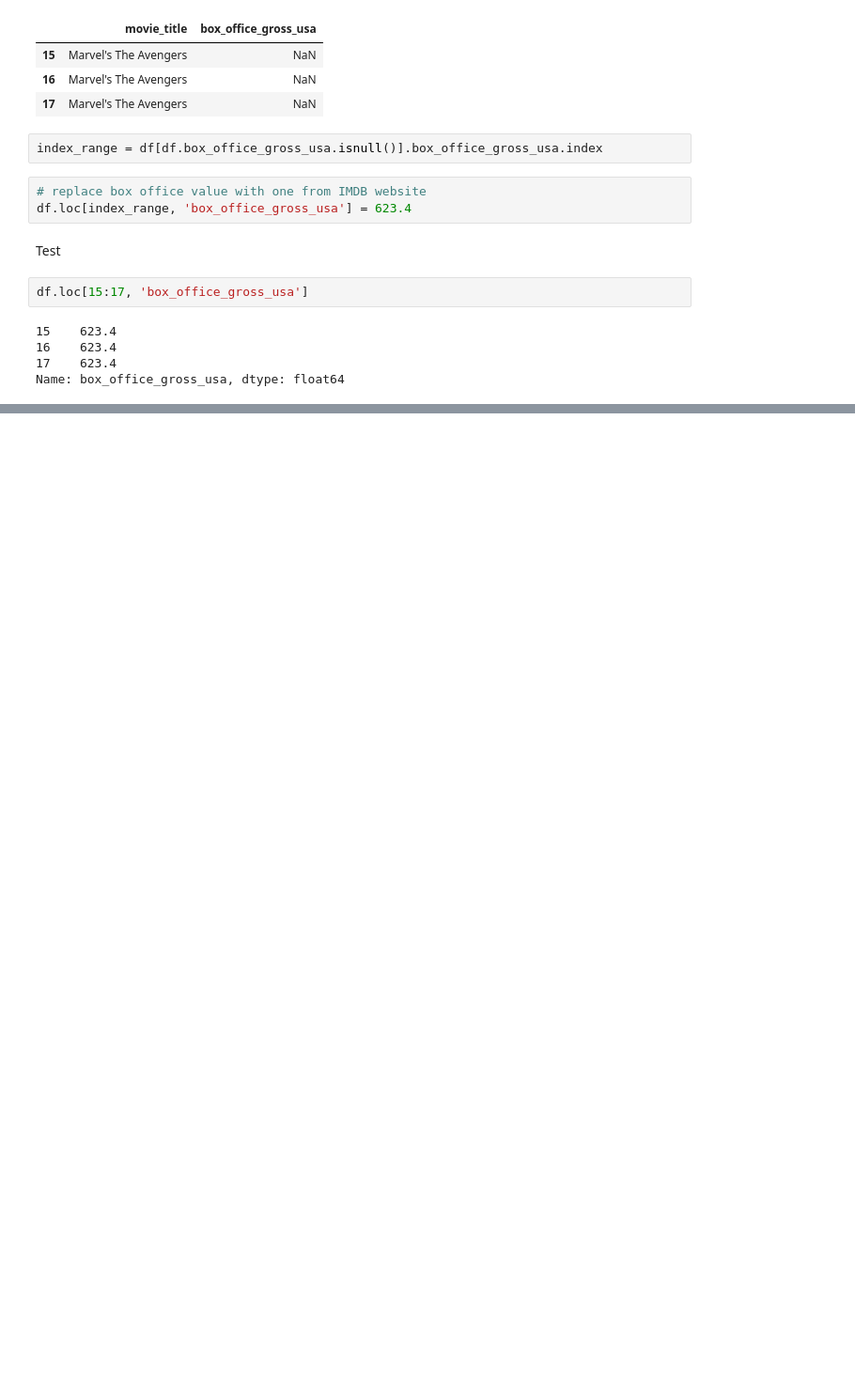
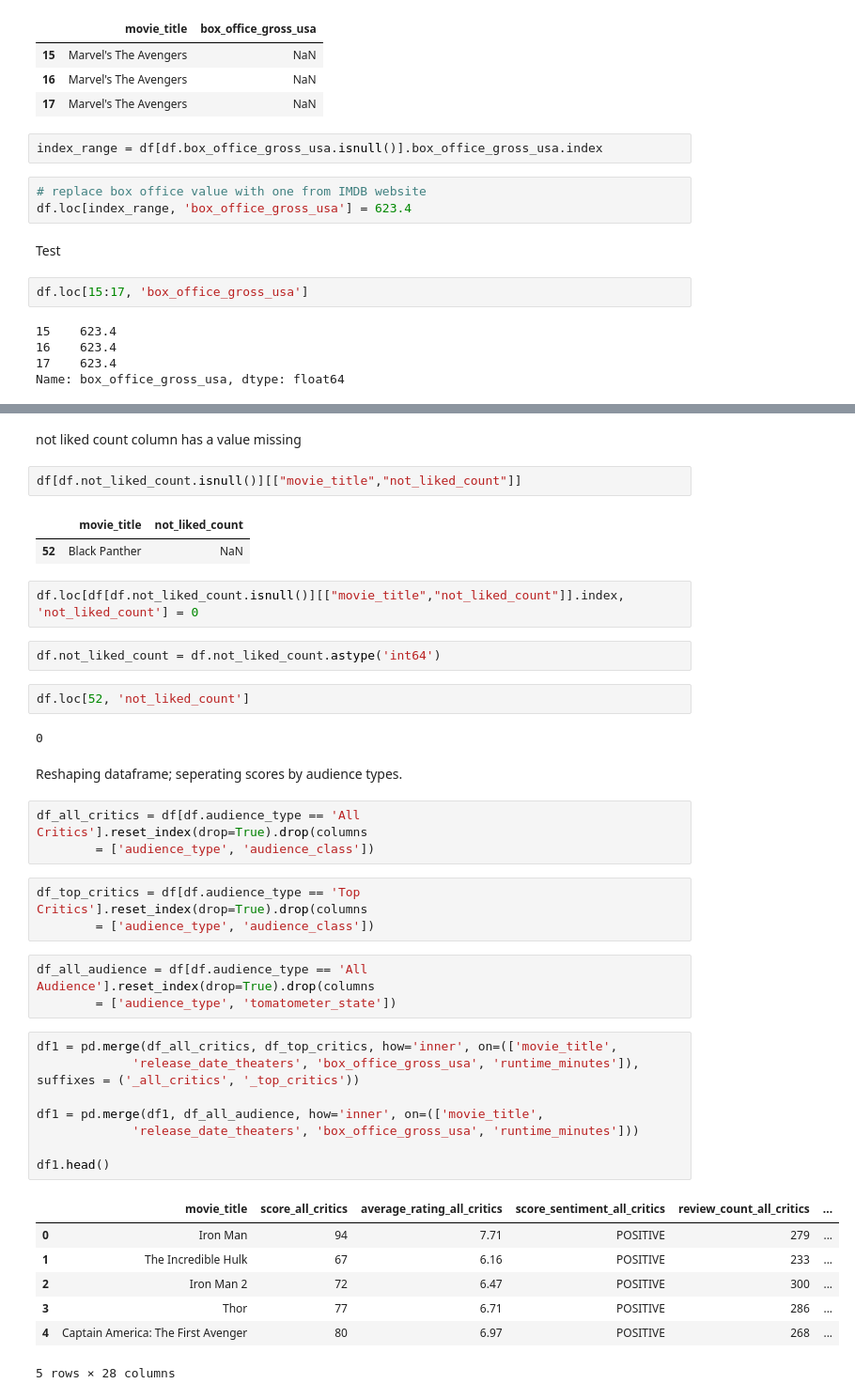
Before and after one commit to ezeahunanya/marvel_cinematic_universe_movie_ratings, a Jupyter notebook: Marvel Movie Scores.ipynb, the cells around one changed output, grey strips where cells are left out. Shown: that part at 94% size. Cells and saved outputs as stored; diff of their text form; blank space fills up the shorter version.

Commit message:
feat: Update data cleaning code
Now the final dataframe splits the scores from different audiences into separate columns. Also the movie ranks are now included in the dataframes.

```diff
--- a/Marvel Movie Scores.ipynb
+++ b/Marvel Movie Scores.ipynb
@@ -423,2 +422,44 @@ df.head()
 | 3 | The Incredible Hulk | All Critics | 67 | 6.16 | POSITIVE | 233 | 233 | ... |
 | 4 | The Incredible Hulk | Top Critics | 55 | 5.60 | POSITIVE | 47 | 47 | ... |
+# %% [markdown]
+not liked count column has a value missing
+# %%
+df[df.not_liked_count.isnull()][["movie_title","not_liked_count"]]
+# %% [output]
+|  | movie_title | not_liked_count |
+| 52 | Black Panther | NaN |
+# %%
+df.loc[df[df.not_liked_count.isnull()][["movie_title","not_liked_count"]].index, 'not_liked_count'] = 0
+# %%
+df.not_liked_count = df.not_liked_count.astype('int64')
+# %%
+df.loc[52, 'not_liked_count']
+# %% [output]
+0
+# %% [markdown]
+Reshaping dataframe; seperating scores by audience types.
+# %%
+df_all_critics = df[df.audience_type == 'All Critics'].reset_index(drop=True).drop(columns
+        = ['audience_type', 'audience_class'])
+# %%
+df_top_critics = df[df.audience_type == 'Top Critics'].reset_index(drop=True).drop(columns
+        = ['audience_type', 'audience_class'])
+# %%
+df_all_audience = df[df.audience_type == 'All Audience'].reset_index(drop=True).drop(columns
+        = ['audience_type', 'tomatometer_state'])
+# %%
+df1 = pd.merge(df_all_critics, df_top_critics, how='inner', on=(['movie_title',
+             'release_date_theaters', 'box_office_gross_usa', 'runtime_minutes']), suffixes = ('_all_critics', '_top_critics'))
+
+df1 = pd.merge(df1, df_all_audience, how='inner', on=(['movie_title',
+             'release_date_theaters', 'box_office_gross_usa', 'runtime_minutes']))
+
+df1.head()
+# %% [output]
+|  | movie_title | score_all_critics | average_rating_all_critics | score_sentiment_all_critics | review_count_all_critics | ... |
+| 0 | Iron Man | 94 | 7.71 | POSITIVE | 279 | ... |
+| 1 | The Incredible Hulk | 67 | 6.16 | POSITIVE | 233 | ... |
+| 2 | Iron Man 2 | 72 | 6.47 | POSITIVE | 300 | ... |
+| 3 | Thor | 77 | 6.71 | POSITIVE | 286 | ... |
+| 4 | Captain America: The First Avenger | 80 | 6.97 | POSITIVE | 268 | ... |
+5 rows × 28 columns
```
Also changed, not shown: parts of 26 cells of this notebook.
